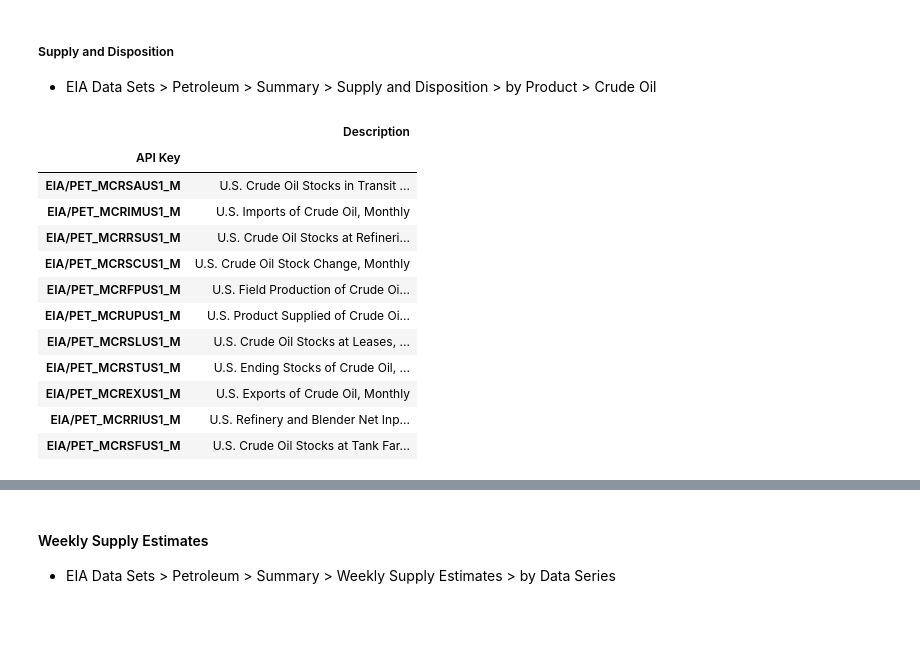
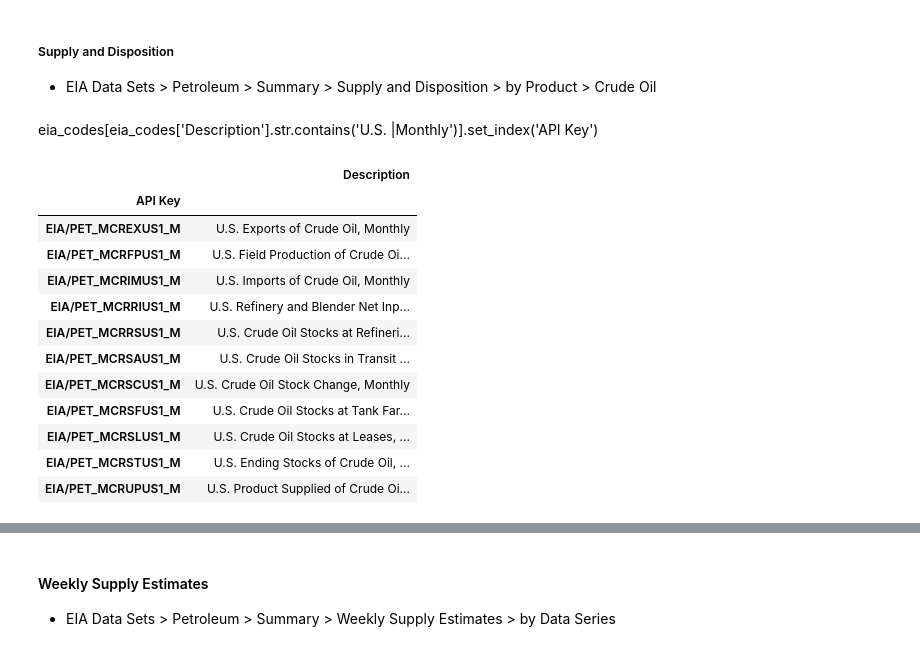
Before and after one commit to limitup/Chipy_Mentorship, a Jupyter notebook: test_sample_set.ipynb, the cells around one changed output, grey strips where cells are left out. Saved outputs shown, nothing was run; the diff lists cells and outputs as text; code cells hidden in the pictures; blank space fills up the shorter version.

```diff
--- a/test_sample_set.ipynb
+++ b/test_sample_set.ipynb
@@ -169,23 +169,25 @@ crude.tail()
 # %% [markdown]
 ##### Supply and Disposition
 - EIA Data Sets > Petroleum > Summary > Supply and Disposition > by Product > Crude Oil
+# %% [markdown]
+eia_codes[eia_codes['Description'].str.contains('U.S. |Monthly')].set_index('API Key')
 # %%
-summary = eia_codes[eia_codes['API Key'].str.contains('^EIA/PET_MCR.*US1_M$',regex=True)]
-summary = summary.set_index('API Key')
-summary_list = list(summary.index)
-summary
+sd = eia_codes[eia_codes['API Key'].str.contains('^EIA/PET_MCR.*US1_M$',regex=True)]
+sd = sd.set_index('API Key').sort_index()
+sd_list = list(sd.index)
+sd
 # %% [output]
 |  | Description |
 | API Key |  |
+| EIA/PET_MCREXUS1_M | U.S. Exports of Crude Oil, Monthly |
+| EIA/PET_MCRFPUS1_M | U.S. Field Production of Crude Oi... |
+| EIA/PET_MCRIMUS1_M | U.S. Imports of Crude Oil, Monthly |
+| EIA/PET_MCRRIUS1_M | U.S. Refinery and Blender Net Inp... |
+| EIA/PET_MCRRSUS1_M | U.S. Crude Oil Stocks at Refineri... |
 | EIA/PET_MCRSAUS1_M | U.S. Crude Oil Stocks in Transit ... |
-| EIA/PET_MCRIMUS1_M | U.S. Imports of Crude Oil, Monthly |
-| EIA/PET_MCRRSUS1_M | U.S. Crude Oil Stocks at Refineri... |
 | EIA/PET_MCRSCUS1_M | U.S. Crude Oil Stock Change, Monthly |
-| EIA/PET_MCRFPUS1_M | U.S. Field Production of Crude Oi... |
-| EIA/PET_MCRUPUS1_M | U.S. Product Supplied of Crude Oi... |
+| EIA/PET_MCRSFUS1_M | U.S. Crude Oil Stocks at Tank Far... |
 | EIA/PET_MCRSLUS1_M | U.S. Crude Oil Stocks at Leases, ... |
 | EIA/PET_MCRSTUS1_M | U.S. Ending Stocks of Crude Oil, ... |
-| EIA/PET_MCREXUS1_M | U.S. Exports of Crude Oil, Monthly |
-| EIA/PET_MCRRIUS1_M | U.S. Refinery and Blender Net Inp... |
-| EIA/PET_MCRSFUS1_M | U.S. Crude Oil Stocks at Tank Far... |
+| EIA/PET_MCRUPUS1_M | U.S. Product Supplied of Crude Oi... |
 # %%
```
Also changed, not shown: parts of 16 cells of this notebook.
